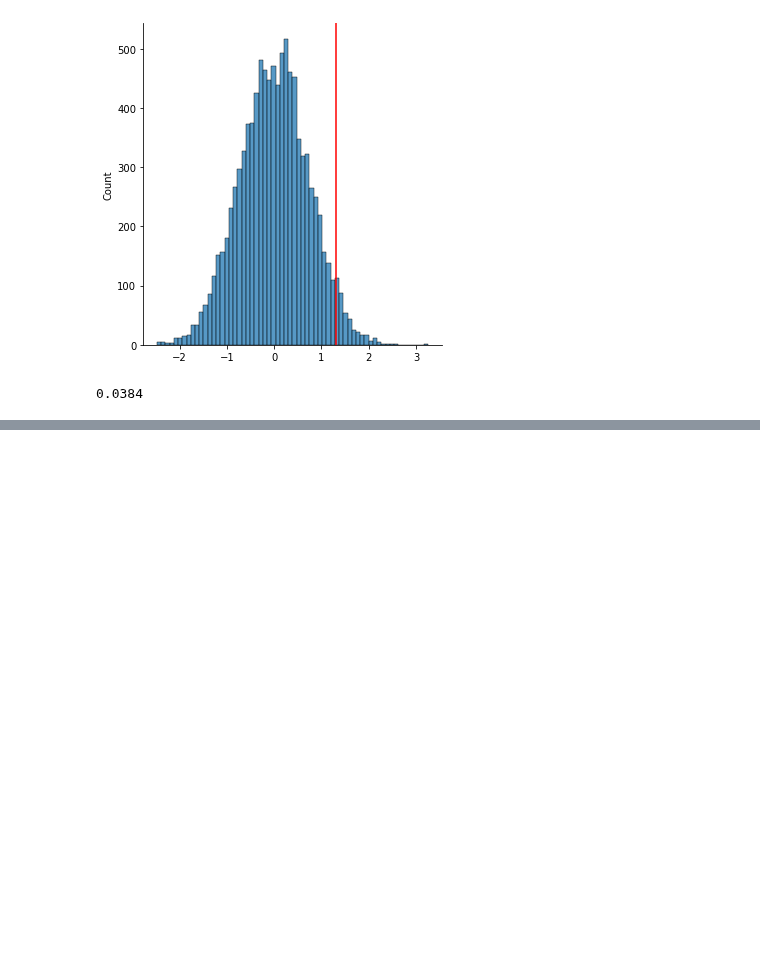
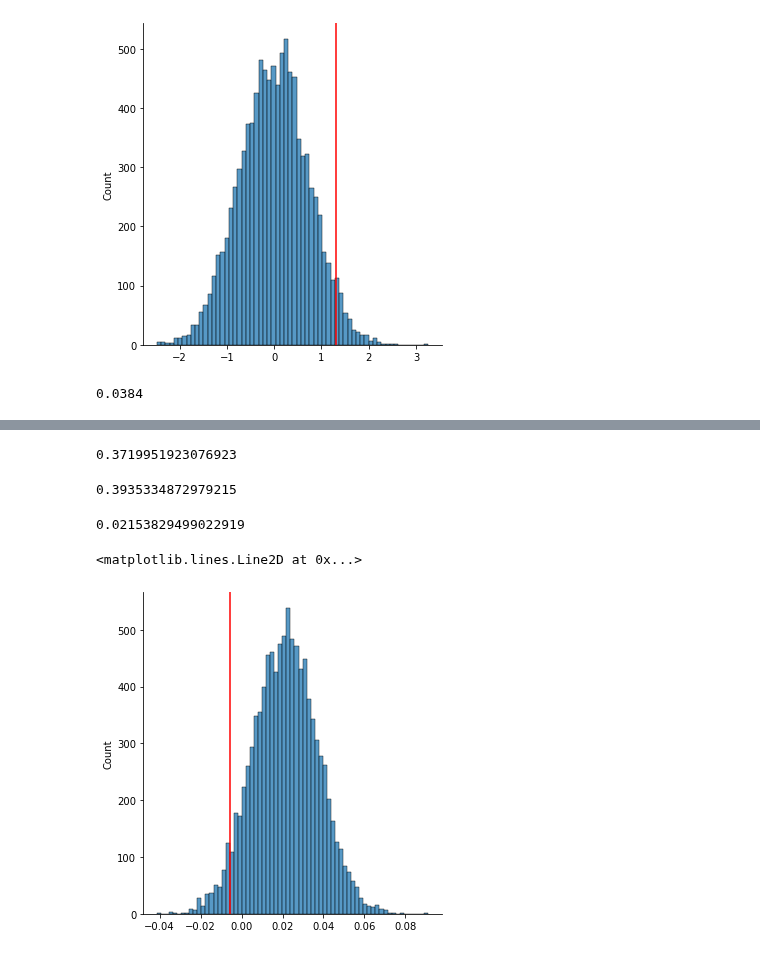
Before and after one commit to vpontello/DataScience_Nanodegree, a Jupyter notebook: 00_Extracurricular/02_Practical_Statistics/practical_statistics.ipynb, the cells around one changed output, grey strips where cells are left out. Cells and saved outputs as stored; diff of their text form; code cells hidden in the pictures; blank space fills up the shorter version.

```diff
--- a/00_Extracurricular/02_Practical_Statistics/practical_statistics.ipynb
+++ b/00_Extracurricular/02_Practical_Statistics/practical_statistics.ipynb
@@ -2114,0 +2140,44 @@ print(p_value)
+# %%
+# Create dataframe with all control records
+control_df = df.query("group == 'control'")
+
+# Compute completion rate
+control_cr = control_df['completed'].mean()
+
+# Display completion rate
+control_cr
+# %% [output]
+0.3719951923076923
+# %%
+# Create dataframe with all experiment records
+experiment_df = df.query("group == 'experiment'")
+
+# Compute completion rate
+experiment_ctr = experiment_df['completed'].mean()
+
+# Display completion rate
+experiment_ctr
+# %% [output]
+0.3935334872979215
+# %%
+# Compute observed difference in completion rates
+obs_diff = experiment_ctr - control_cr
+
+# Display observed difference in completion rates
+obs_diff
+# %% [output]
+0.02153829499022919
+# %%
+diffs =[]
+for i in range(10000):
+    df_sample = df.sample(df.shape[0], replace=True)
+    experiment_ctr = df_sample.query("group == 'experiment'")['completed'].mean()
+    control_ctr = df_sample.query("group == 'control'")['completed'].mean()
+    obs_diff = experiment_ctr - control_ctr
+    diffs.append(obs_diff)
+# %%
+sns.displot(diffs)
+plt.axvline(obs_diff, color='red')
+# %% [output]
+<matplotlib.lines.Line2D at 0x...>
+[figure, added]
```
Also changed, not shown: parts of 5 cells of this notebook.
